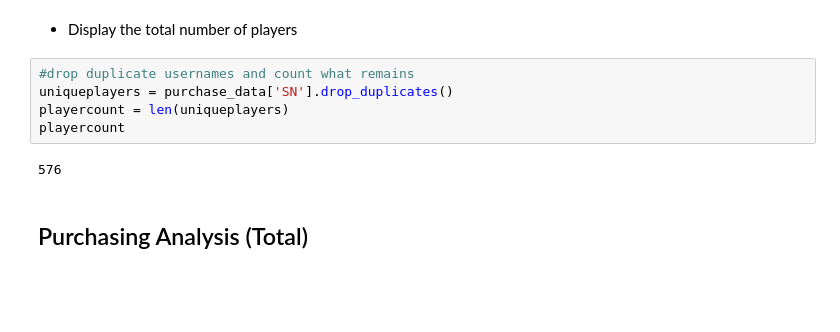
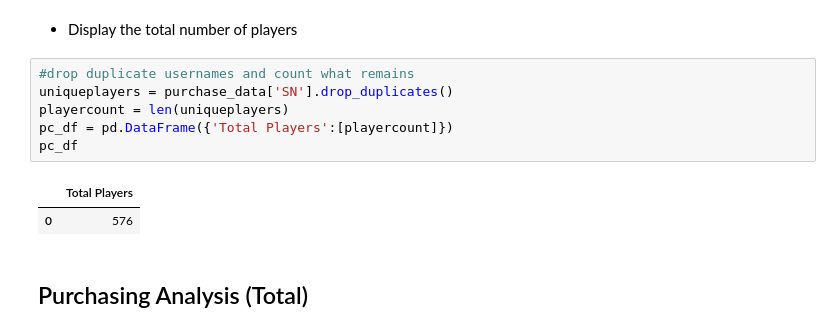
Before and after one commit to kellnergp/pandas-challenge, a Jupyter notebook: Heroes of Pymoli/HeroesOfPymoli_kellnergp.ipynb, the cells around one changed output. Drawn from its saved outputs; the diff is of its cells as text; blank space fills up the shorter version.

Commit message:
changed the total playercount output to a dataframe to match the rest

```diff
--- a/Heroes of Pymoli/HeroesOfPymoli_kellnergp.ipynb
+++ b/Heroes of Pymoli/HeroesOfPymoli_kellnergp.ipynb
@@ -22,10 +22,12 @@ purchase_data.head()
 # %%
 #drop duplicate usernames and count what remains
 uniqueplayers = purchase_data['SN'].drop_duplicates()
 playercount = len(uniqueplayers)
-playercount
+pc_df = pd.DataFrame({'Total Players':[playercount]})
+pc_df
 # %% [output]
-576
+|  | Total Players |
+| 0 | 576 |
 # %% [markdown]
 ## Purchasing Analysis (Total)
 # %% [markdown]
```
